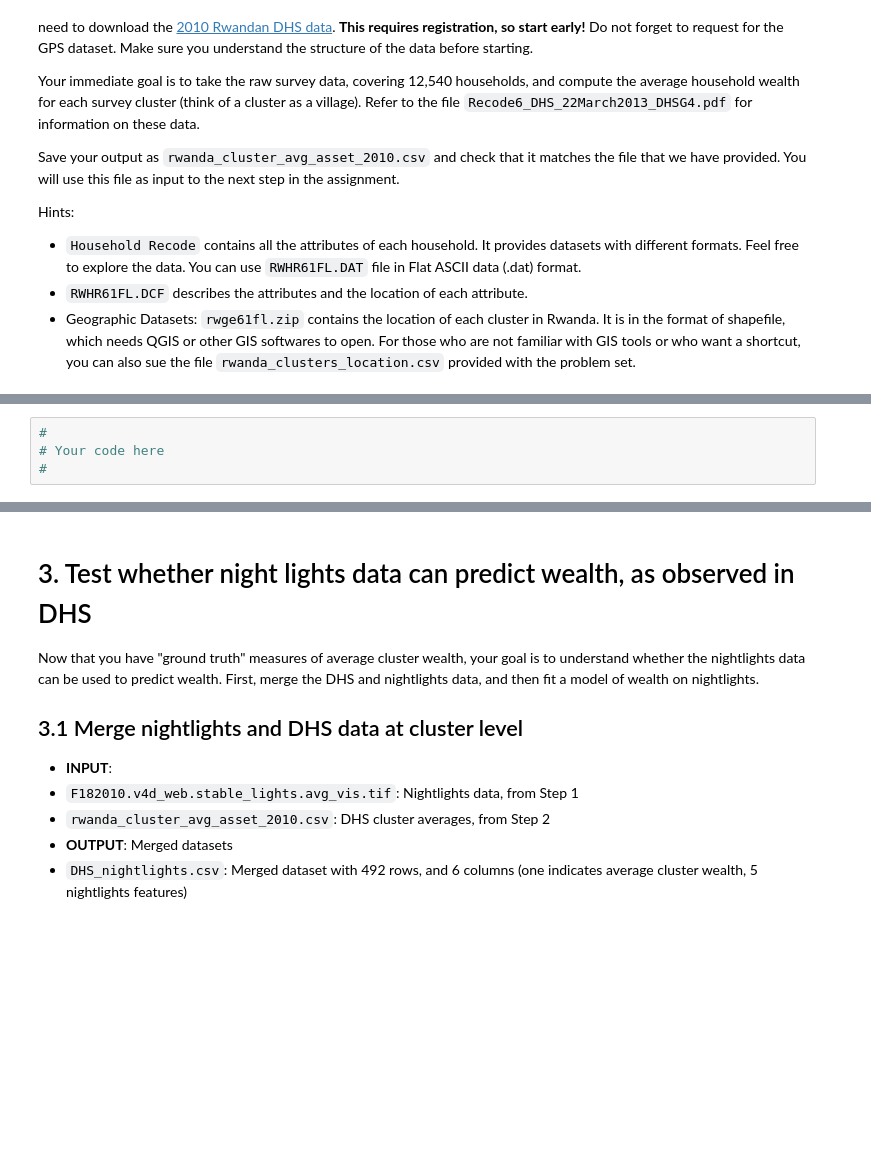
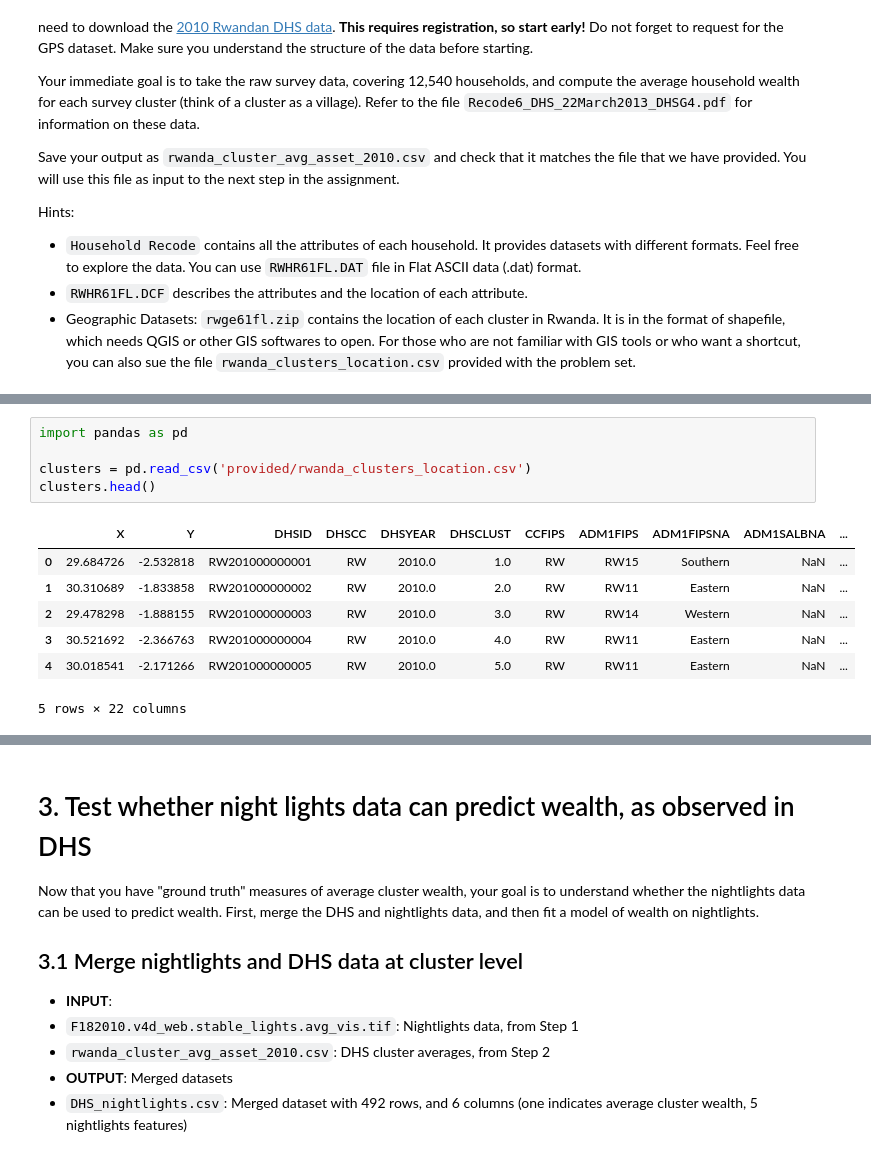
Before and after one commit to elsehow/diid17, a Jupyter notebook: DIID17-PS1.ipynb, the cells around one changed output, grey strips where cells are left out. Saved outputs shown, nothing was run; the diff lists cells and outputs as text; blank space fills up the shorter version.

```diff
--- a/DIID17-PS1.ipynb
+++ b/DIID17-PS1.ipynb
@@ -68,7 +68,16 @@ Hints:
 # %% [markdown]
 For reference, the cluster locations, overlaid on the nightlights data, are shown in the figure below.
 <img src="figure/map1.png" alt="Map" style="width: 600px;"/>
-# %%
-#
-# Your code here
-#
+# %%
+import pandas as pd
+
+clusters = pd.read_csv('provided/rwanda_clusters_location.csv')
+clusters.head()
+# %% [output]
+|  | X | Y | DHSID | DHSCC | DHSYEAR | DHSCLUST | CCFIPS | ADM1FIPS | ADM1FIPSNA | ADM1SALBNA | ... |
+| 0 | 29.684726 | -2.532818 | RW201000000001 | RW | 2010.0 | 1.0 | RW | RW15 | Southern | NaN | ... |
+| 1 | 30.310689 | -1.833858 | RW201000000002 | RW | 2010.0 | 2.0 | RW | RW11 | Eastern | NaN | ... |
+| 2 | 29.478298 | -1.888155 | RW201000000003 | RW | 2010.0 | 3.0 | RW | RW14 | Western | NaN | ... |
+| 3 | 30.521692 | -2.366763 | RW201000000004 | RW | 2010.0 | 4.0 | RW | RW11 | Eastern | NaN | ... |
+| 4 | 30.018541 | -2.171266 | RW201000000005 | RW | 2010.0 | 5.0 | RW | RW11 | Eastern | NaN | ... |
+5 rows × 22 columns
```
Also changed, not shown: parts of 2 cells of this notebook.
